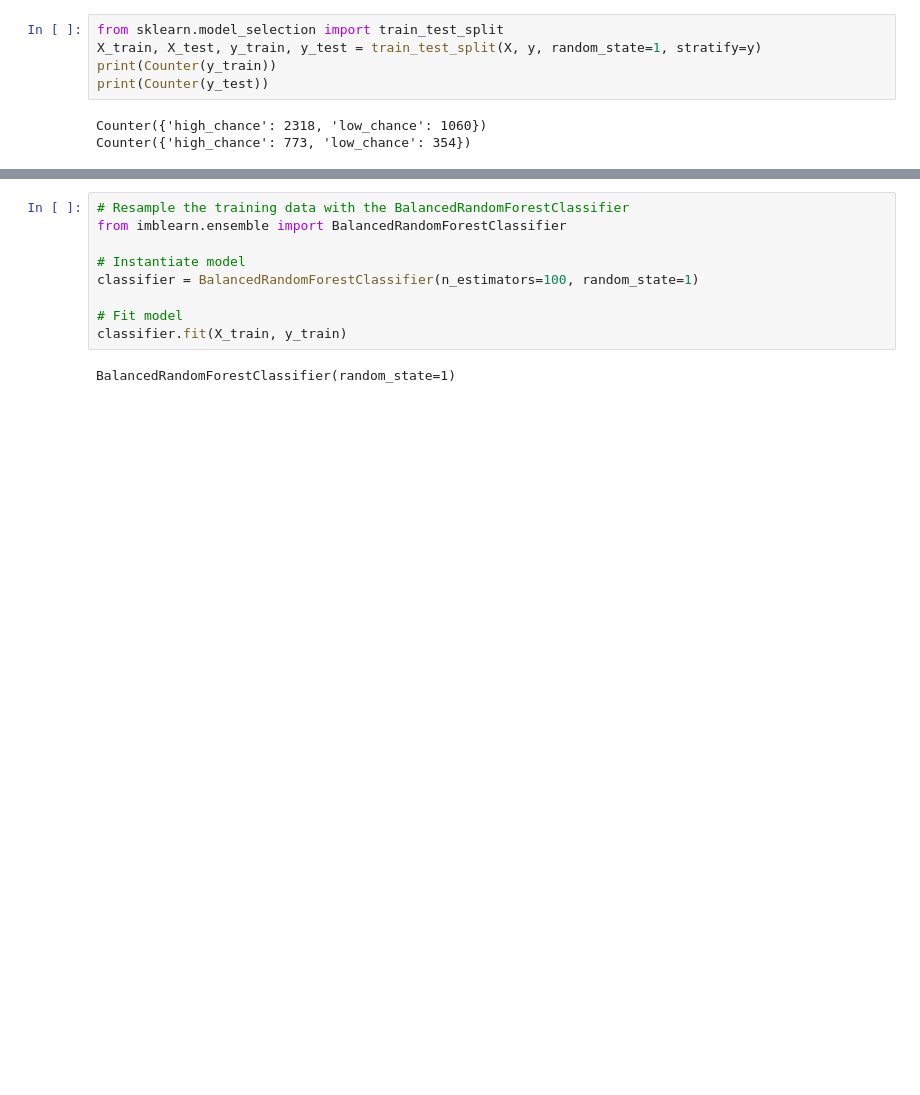
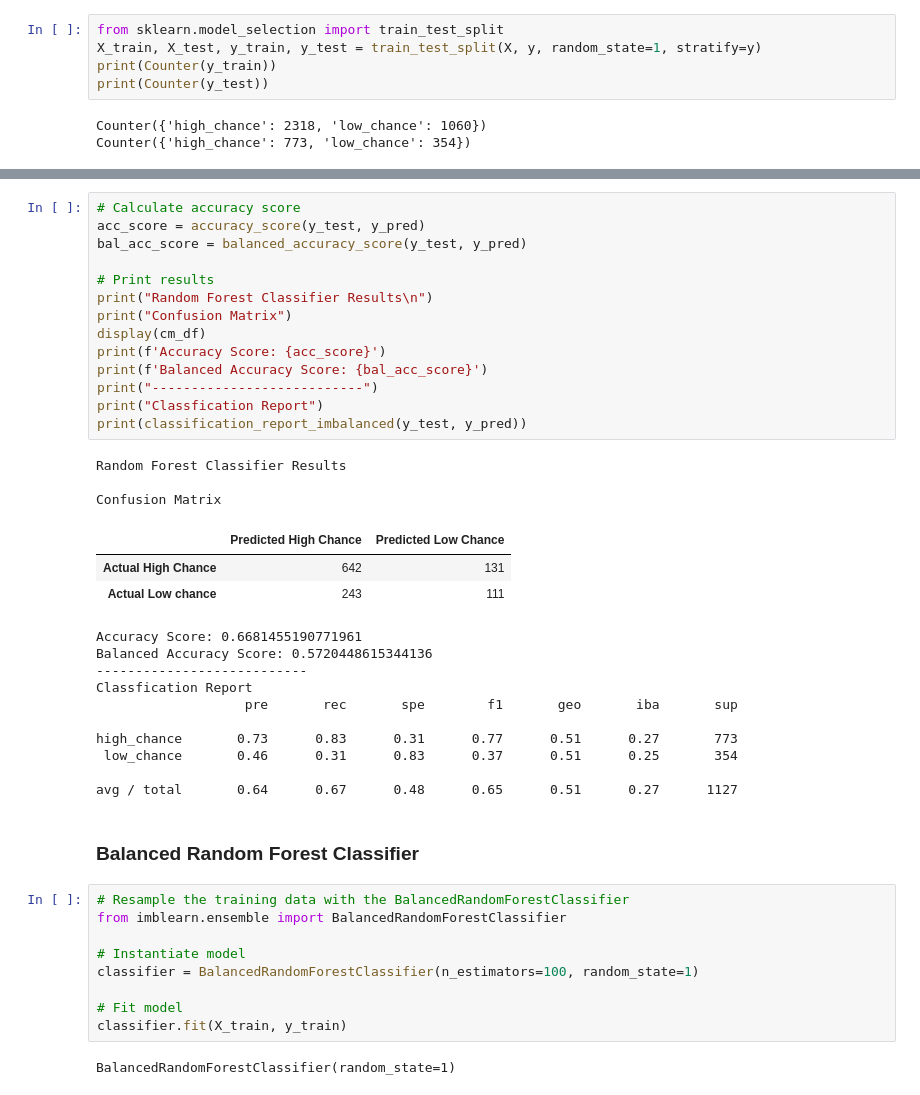
Before and after one commit to AnneLonero/Clinical_Trials_Research_Project, a Jupyter notebook: Supervised Machine Learning Models/ivs_vs_obs_Machine_Learning.ipynb, the cells around one changed output, grey strips where cells are left out. Drawn from its saved outputs; the diff is of its cells as text; blank space fills up the shorter version.

Commit message:
Update accuracy report for SML

```diff
--- a/Supervised Machine Learning Models/ivs_vs_obs_Machine_Learning.ipynb
+++ b/Supervised Machine Learning Models/ivs_vs_obs_Machine_Learning.ipynb
@@ -166,3 +186,36 @@ Counter({'high_chance': 773, 'low_chance': 354})
+# %%
+# Calculate accuracy score
+acc_score = accuracy_score(y_test, y_pred)
+bal_acc_score = balanced_accuracy_score(y_test, y_pred)
+
+# Print results
+print("Random Forest Classifier Results\n")
+print("Confusion Matrix")
+display(cm_df)
+print(f'Accuracy Score: {acc_score}')
+print(f'Balanced Accuracy Score: {bal_acc_score}')
+print("---------------------------")
+print("Classfication Report")
+print(classification_report_imbalanced(y_test, y_pred))
+# %% [output]
+Random Forest Classifier Results
+
+Confusion Matrix
+|  | Predicted High Chance | Predicted Low Chance |
+| Actual High Chance | 642 | 131 |
+| Actual Low chance | 243 | 111 |
+Accuracy Score: 0.6681455190771961
+Balanced Accuracy Score: 0.5720448615344136
+---------------------------
+Classfication Report
+                   pre       rec       spe        f1       geo       iba       sup
+
+high_chance       0.73      0.83      0.31      0.77      0.51      0.27       773
+ low_chance       0.46      0.31      0.83      0.37      0.51      0.25       354
+
+avg / total       0.64      0.67      0.48      0.65      0.51      0.27      1127
+# %% [markdown]
+### Balanced Random Forest Classifier
 # %%
 # Resample the training data with the BalancedRandomForestClassifier
 from imblearn.ensemble import BalancedRandomForestClassifier
```
Also changed, not shown: parts of 18 cells of this notebook, 14 other files.
